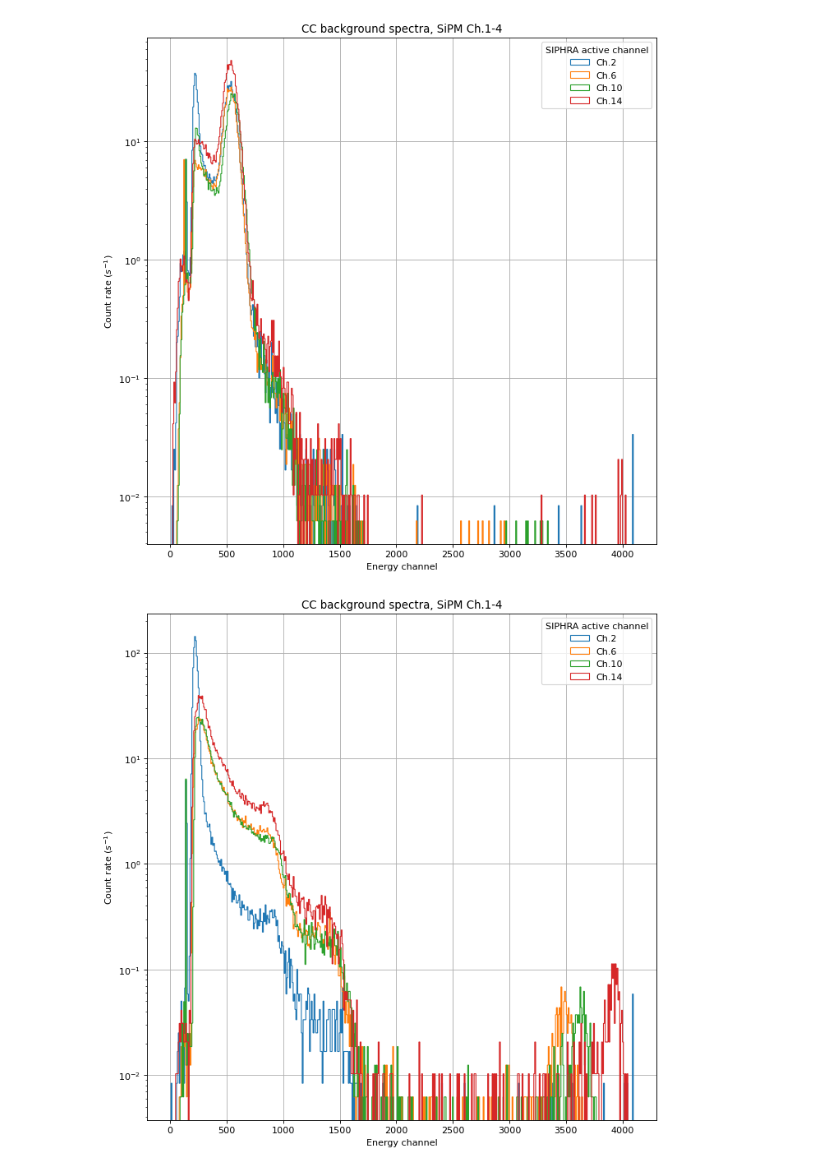
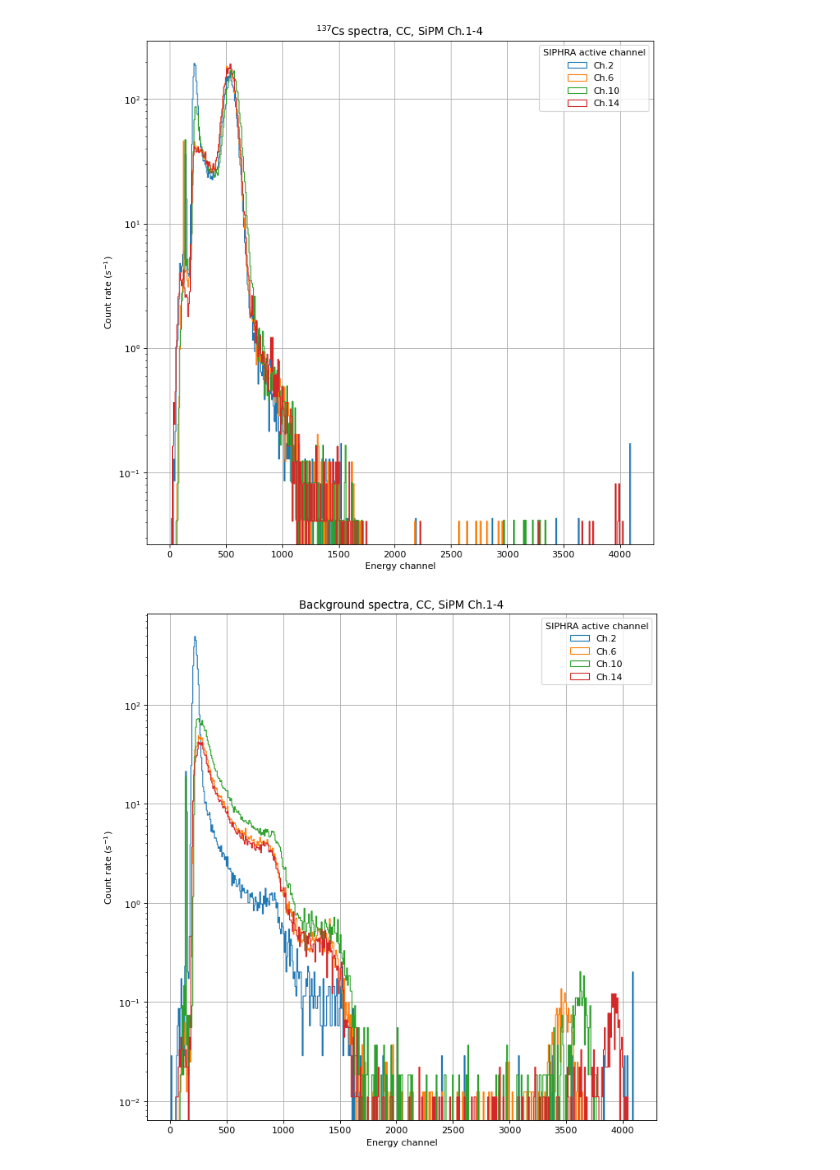
Before and after one commit to odroseroc/SIPHRA_Testing, a Jupyter notebook: noteboks/260209.ipynb, the cells around one changed output. Cells and saved outputs as stored; diff of their text form; code cells hidden in the pictures.

```diff
--- a/noteboks/260209.ipynb
+++ b/noteboks/260209.ipynb
@@ -4,10 +7,6 @@ import os
 project_root = os.path.abspath(os.path.join(os.getcwd(),".."))
 sys.path.append(project_root)
 # %%
-import pandas as pd
-import numpy as np
-
-
 BITS_12 = 2**12
 N_BINS = 512
 
@@ -23,7 +22,7 @@ dfs_SiPM14_BG.append(pd.read_csv('../data/260209/5_SiPM_ChannelsTest_Ch1-4_Ch2_C
 dfs_SiPM14_BG.append(pd.read_csv('../data/260209/2_SiPM_ChannelsTest_Ch5-8_Ch6_CT_Thr1_cmisvoffset127_Background.csv'))
 dfs_SiPM14_BG.append(pd.read_csv('../data/260209/3_SiPM_ChannelsTest_Ch5-8_Ch10_CT_Thr1_cmisvoffset127_Background.csv'))
 dfs_SiPM14_BG.append(pd.read_csv('../data/260209/4_SiPM_ChannelsTest_Ch5-8_Ch14_CT_Thr1_cmisvoffset127_Background.csv'))
-times_SiPM58_BG = [34.836, 80.792, 54.386, 90.837]
+times_SiPM14_BG = [34.836, 80.792, 54.386, 90.837]
 
 dfs_SiPM14_Cs137 = []
 dfs_SiPM14_Cs137.append(pd.read_csv('../data/260209/12_SiPM_ChannelsTest_Ch1-4_Ch2_CT_Thr1_cmisvoffset127_Cs137.csv'))
@@ -42,33 +41,32 @@ times_SiPM58_Cs137 = [24.720, 24.916, 24.848, 24.934]
 SIPHRA_Ch_list = ['Ch2', 'Ch6', 'Ch10', 'Ch14']
 dfs = [dfs_SiPM14_BG, dfs_SiPM14_Cs137, dfs_SiPM58_BG, dfs_SiPM58_Cs137]
 data_SiPM_chs = ['1-4', '1-4', '5-8', '5-8']
+legend = ['Ch.2', 'Ch.6', 'Ch.10', 'Ch.14']
 # %%
 import numpy as np
 
 plt.figure(figsize=(10,10), dpi=80)
-legend = ['Ch.2', 'Ch.6', 'Ch.10', 'Ch.14']
 for idx,(data, ch) in enumerate(zip(dfs_SiPM14_Cs137, SIPHRA_Ch_list)):
-    plt.hist(data[ch], N_BINS, range=(0,BITS_12), weights=(1/times[idx])*np.ones_like(data[ch]), log=True, histtype='step', label=legend[idx])
+    plt.hist(data[ch], N_BINS, range=(0,BITS_12), weights=(1/times_SiPM14_Cs137[idx])*np.ones_like(data[ch]), log=True, histtype='step', label=legend[idx])
 plt.legend(title="SIPHRA active channel")
 plt.xlabel(r'Energy channel')
 plt.ylabel(r'Count rate ($s^{-1}$)')
-plt.title('CC background spectra, SiPM Ch.1-4')
+plt.title(r'$^{137}$Cs spectra, CC, SiPM Ch.1-4')
 plt.xticks(np.arange(0,4500,500))
 plt.grid()
 plt.show()
 # %% [output]
-[figure, old version]
+[figure, new version]
 # %%
 plt.figure(figsize=(10,10), dpi=80)
-legend = ['Ch.2', 'Ch.6', 'Ch.10', 'Ch.14']
 for idx,(data, ch) in enumerate(zip(dfs_SiPM14_BG, SIPHRA_Ch_list)):
-    plt.hist(data[ch], N_BINS, range=(0,BITS_12), weights=(1/times[idx])*np.ones_like(data[ch]), log=True, histtype='step', label=legend[idx])
+    plt.hist(data[ch], N_BINS, range=(0,BITS_12), weights=(1/times_SiPM14_BG[idx])*np.ones_like(data[ch]), log=True, histtype='step', label=legend[idx])
 plt.legend(title="SIPHRA active channel")
 plt.xlabel(r'Energy channel')
 plt.ylabel(r'Count rate ($s^{-1}$)')
-plt.title('CC background spectra, SiPM Ch.1-4')
+plt.title('Background spectra, CC, SiPM Ch.1-4')
 plt.xticks(np.arange(0,4500,500))
 plt.grid()
 plt.show()
 # %% [output]
-[figure, old version]
+[figure, new version]
```
Also changed, not shown: parts of 7 cells of this notebook, 4 other files.
